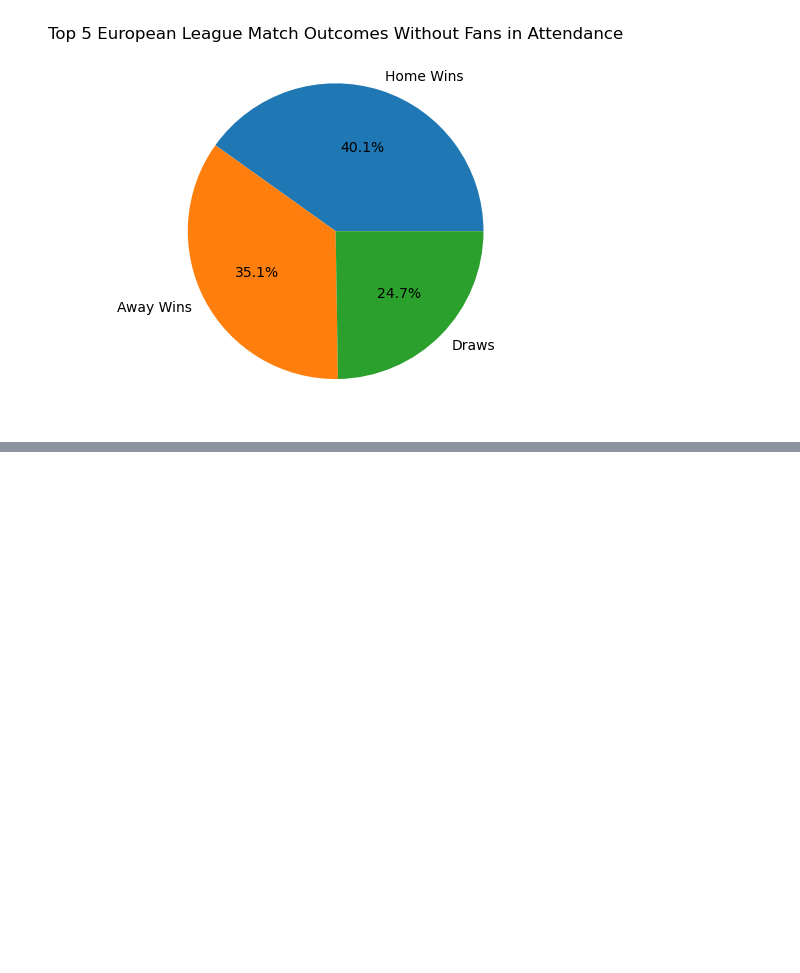
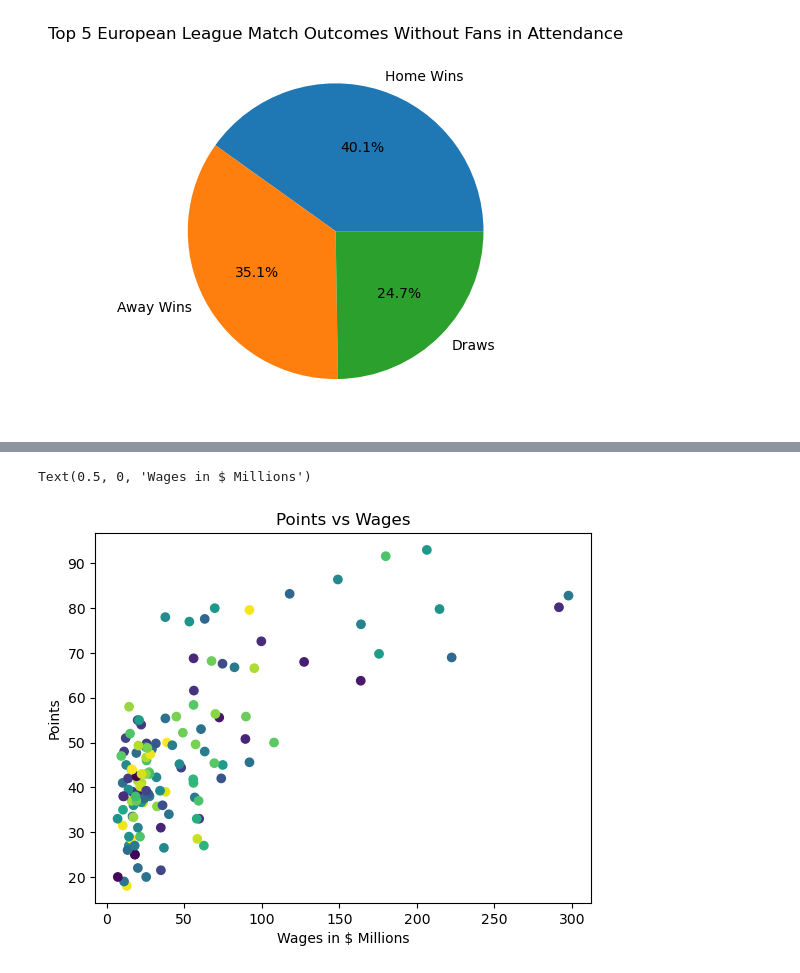
Before and after one commit to GurpreetChugh/Project-Football, a Jupyter notebook: Project_Football_Analysis.ipynb, the cells around one changed output, grey strips where cells are left out. Drawn from its saved outputs; the diff is of its cells as text; code cells hidden in the pictures; blank space fills up the shorter version.

```diff
--- a/Project_Football_Analysis.ipynb
+++ b/Project_Football_Analysis.ipynb
@@ -383,6 +413,6 @@ sum_df
 # %%
 # Groupby team name & get mean for all relevant variables
-squads_grouped = sum_df.groupby(['Squad'])
+squads_grouped = all_leagues_sum_df.groupby(['Squad'])
 
 mean_age = squads_grouped['Avg Age'].mean()
 mean_wages = squads_grouped['Annual Wages ($)'].mean()
@@ -397,7 +427,7 @@ mean_xGD = squads_grouped['xGD'].mean()
 mean_GD = squads_grouped['GD'].mean()
 # %%
 # Create dict to hold variables
-mean_EPL_sum ={
+mean_sum ={
     "Age": mean_age,
     "Possession": mean_poss,
     "Attendance": mean_attendance,
@@ -411,8 +441,8 @@ mean_EPL_sum ={
     "Avg Wages": mean_wages}
 
 # Create new df from dict
-mean_EPL_sum_df = pd.DataFrame(mean_EPL_sum)
+mean_sum_df = pd.DataFrame(mean_sum)
 # %%
 # Round values to 2 decimal places & display df
-mean_EPL_sum_df = mean_EPL_sum_df.round(2)
-mean_EPL_sum_df
+mean_sum_df = mean_sum_df.round(2)
+mean_sum_df
@@ -423,12 +484,15 @@ print(dollars_per_point)
 # %%
 # Plot Points vs Wages
-x_axis = mean_EPL_sum_df["Points"]
-y_axis = mean_EPL_sum_df["Avg Wages"]
-colors = np.random.rand(len(mean_EPL_sum_df["Points"]))
+y_axis = mean_sum_df["Points"]
+x_axis = (mean_sum_df["Avg Wages"] / 1000000)
+colors = np.random.rand(len(mean_sum_df["Points"]))
 fig1, ax1 = plt.subplots()
 plt.title('Points vs Wages')
 plt.scatter(x_axis, y_axis,c=colors, cmap='viridis')
-plt.xlabel('Points')
-plt.ylabel('Wages ($)')
+plt.ylabel('Points')
+plt.xlabel('Wages in $ Millions')
+# %% [output]
+Text(0.5, 0, 'Wages in $ Millions')
+[figure, added]
 # %%
 # Plot points vs possession
```
Also changed, not shown: parts of 45 cells of this notebook.
